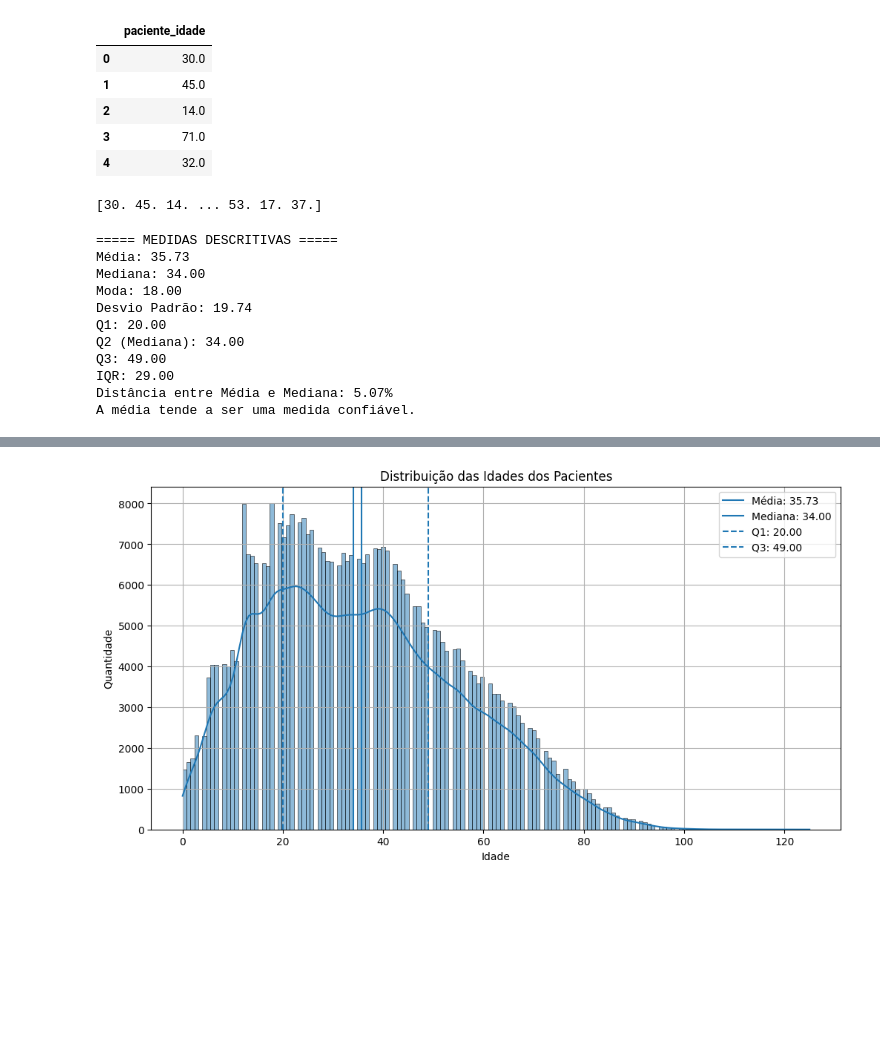
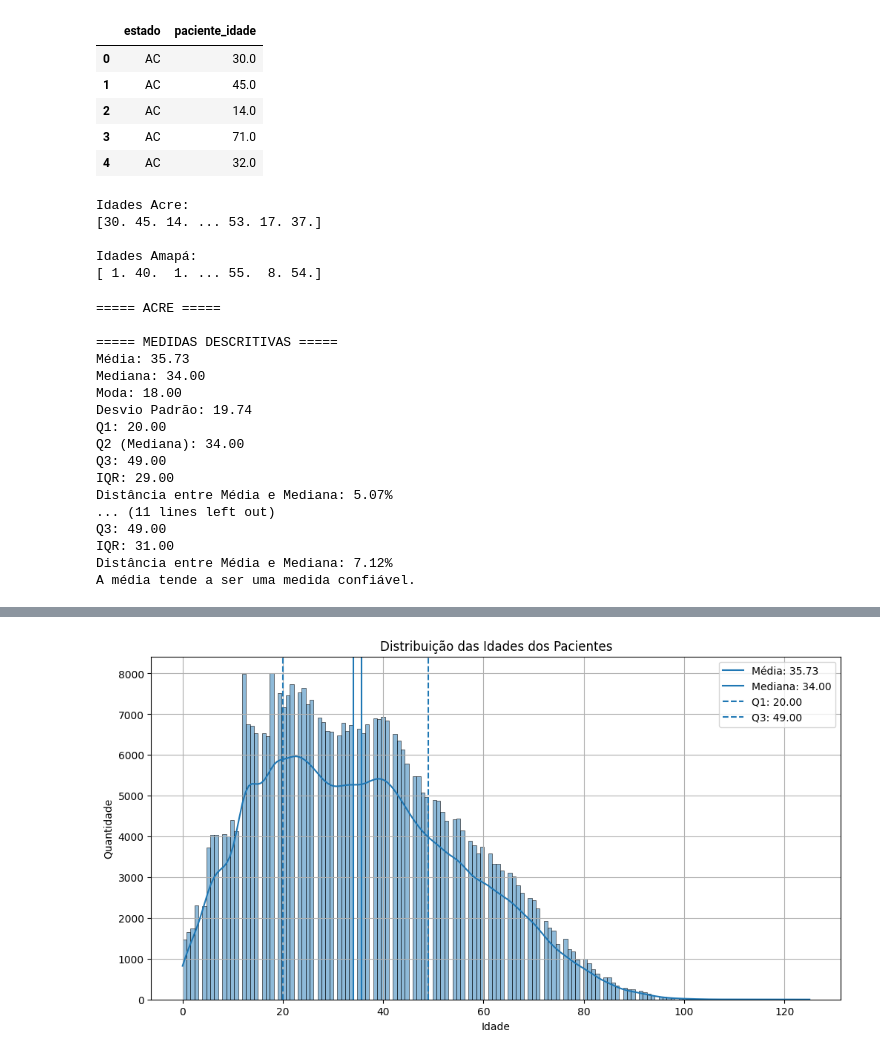
Before and after one commit to diogomedina-icloud/Analisededadosdiogo, a Jupyter notebook: UC2/Projeto/main.ipynb, the cells around one changed output, grey strips where cells are left out. Saved outputs shown, nothing was run; the diff lists cells and outputs as text; code cells hidden in the pictures; blank space fills up the shorter version.

```diff
--- a/UC2/Projeto/main.ipynb
+++ b/UC2/Projeto/main.ipynb
@@ -34,43 +34,71 @@ def obter_dados_do_banco(query):
 # %%
 # CONSULTA DOS DADOS
 
 query_idades = """
-SELECT paciente_idade
+SELECT
+    'AC' AS estado,
+    paciente_idade
 FROM vacinacao_ac
+WHERE paciente_idade IS NOT NULL
+
+UNION ALL
+
+SELECT
+    'AP' AS estado,
+    paciente_idade
+FROM vacinacao_ap
 WHERE paciente_idade IS NOT NULL
 """
 
 dados = obter_dados_do_banco(query_idades)
 
 df = pd.DataFrame(
     dados,
-    columns=['paciente_idade']
+    columns=['estado', 'paciente_idade']
 )
 
 # Convertendo para float
 df['paciente_idade'] = df['paciente_idade'].astype(float)
 
 df.head()
 # %% [output]
-|  | paciente_idade |
-| 0 | 30.0 |
-| 1 | 45.0 |
-| 2 | 14.0 |
-| 3 | 71.0 |
-| 4 | 32.0 |
+|  | estado | paciente_idade |
+| 0 | AC | 30.0 |
+| 1 | AC | 45.0 |
+| 2 | AC | 14.0 |
+| 3 | AC | 71.0 |
+| 4 | AC | 32.0 |
 # %%
 # PREPARAÇÃO DOS DADOS
 
-idades_array = df['paciente_idade'].values
+idades_ac = df[df['estado'] == 'AC']['paciente_idade'].values
 
-print(idades_array)
+idades_ap = df[df['estado'] == 'AP']['paciente_idade'].values
+
+print("Idades Acre:")
+print(idades_ac)
+
+print("\nIdades Amapá:")
+print(idades_ap)
 # %% [output]
+Idades Acre:
 [30. 45. 14. ... 53. 17. 37.]
+
+Idades Amapá:
+[ 1. 40.  1. ... 55.  8. 54.]
 # %%
 # MEDIDAS DESCRITIVAS
 
-medidas = calcular_medidas_descritivas(idades_array)
+print("===== ACRE =====")
+
+medidas_ac = calcular_medidas_descritivas(idades_ac)
+
+print("\n===== AMAPÁ =====")
+
+medidas_ap = calcular_medidas_descritivas(idades_ap)
 # %% [output]
+===== ACRE =====
+
 ===== MEDIDAS DESCRITIVAS =====
 Média: 35.73
 Mediana: 34.00
@@ -81,6 +109,10 @@ Q2 (Mediana): 34.00
 Q3: 49.00
 IQR: 29.00
 Distância entre Média e Mediana: 5.07%
+... (11 lines left out)
+Q3: 49.00
+IQR: 31.00
+Distância entre Média e Mediana: 7.12%
 A média tende a ser uma medida confiável.
 # %%
 # OUTLIERS
```
Also changed, not shown: parts of 7 cells of this notebook, 1 other file.
